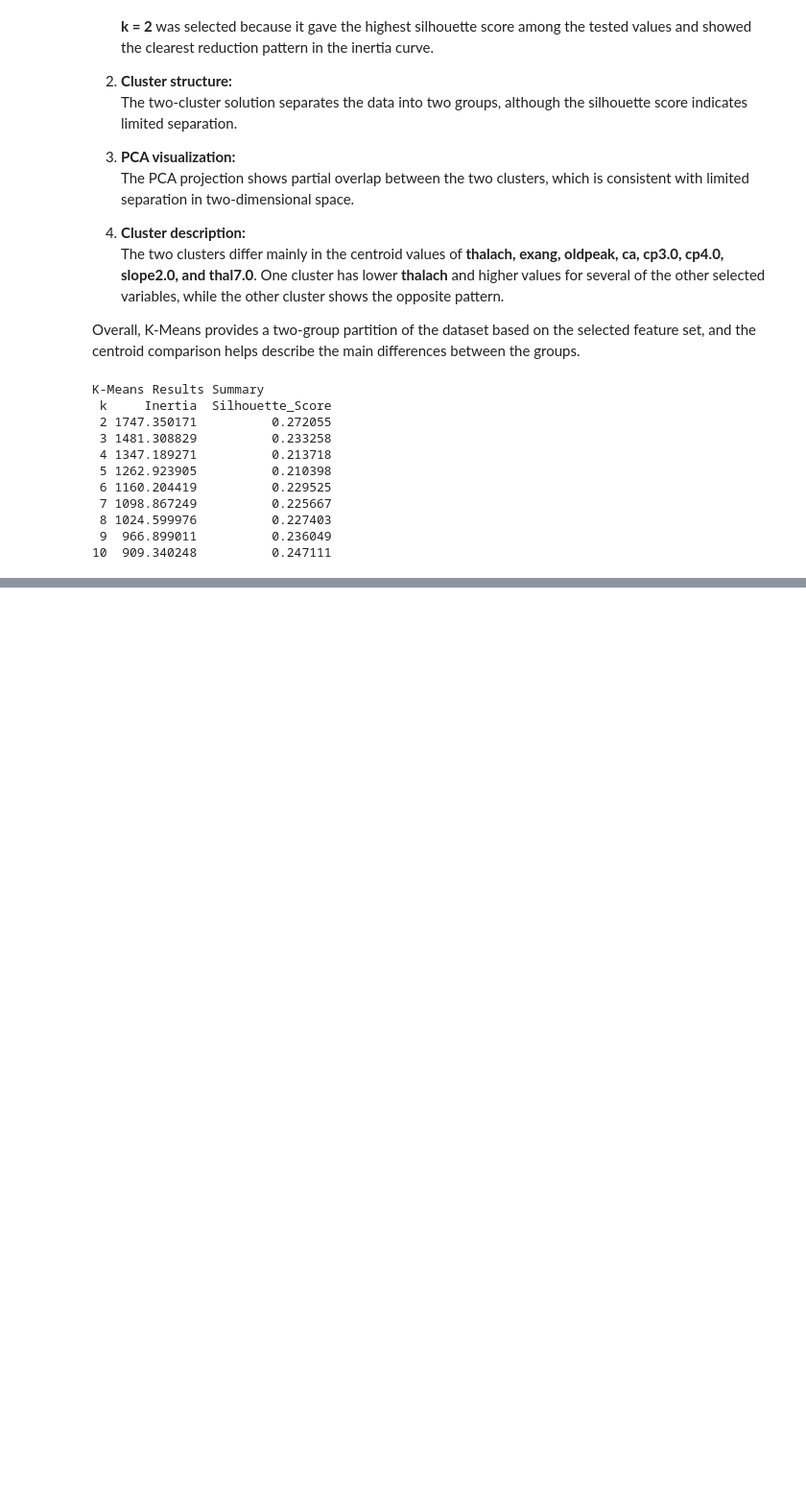
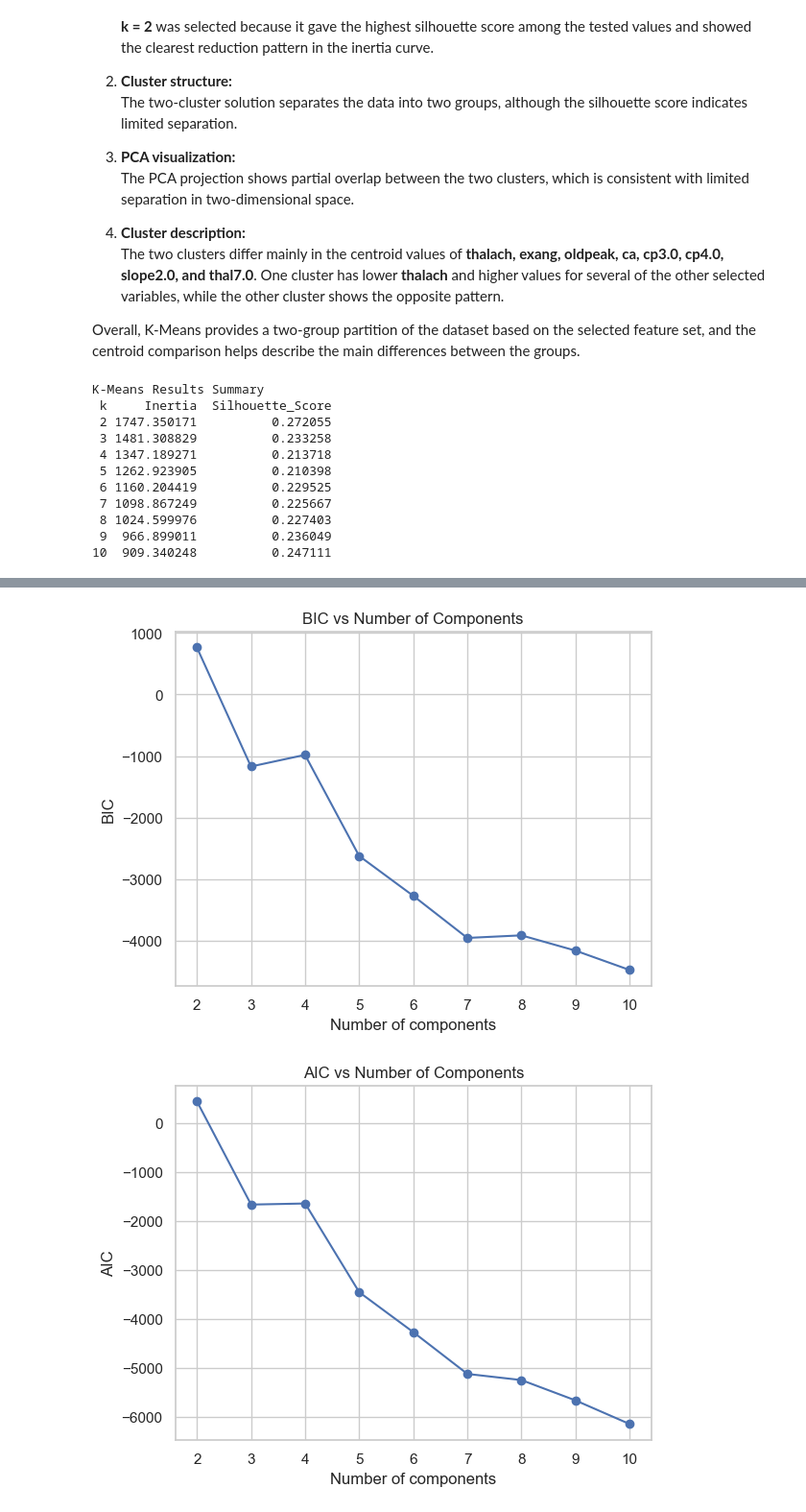
Before and after one commit to harasarahh/machine-learning-projects, a Jupyter notebook: ML_assignment1.ipynb, the cells around one changed output, grey strips where cells are left out. Shown at 96% size. Drawn from its saved outputs; the diff is of its cells as text; code cells hidden in the pictures; blank space fills up the shorter version.

```diff
--- a/ML_assignment1.ipynb
+++ b/ML_assignment1.ipynb
@@ -916,0 +938,21 @@ K-Means Results Summary
+# %%
+components = range(2, 11)
+bic_scores = []
+aic_scores = []
+
+for k in components:
+    gmm = GaussianMixture(n_components=k, n_init=10, random_state=42)
+    gmm.fit(X_final_scaled)
+
+    bic = gmm.bic(X_final_scaled)
+    aic = gmm.aic(X_final_scaled)
+
+    bic_scores.append(bic)
+    aic_scores.append(aic)
+    print(f"k = {k}: AIC = {aic:.2f}, BIC = {bic:.4f}")
+
+best_k_bic = components[np.argmin(bic_scores)]
+best_k_aic = components[np.argmin(aic_scores)]
+
+print(f"{best_k_bic} is the best number of components according to BIC")
+print(f"{best_k_aic} is the best number of components according to AIC")
@@ -916,0 +971,15 @@ K-Means Results Summary
+# %%
+plt.plot(components, bic_scores, marker='o')
+plt.xlabel("Number of components")
+plt.ylabel("BIC")
+plt.title("BIC vs Number of Components")
+plt.show()
+
+plt.plot(components, aic_scores, marker='o')
+plt.xlabel("Number of components")
+plt.ylabel("AIC")
+plt.title("AIC vs Number of Components")
+plt.show()
+# %% [output]
+[figure, added]
+[figure, added]
```
Also changed, not shown: parts of 9 cells of this notebook.
